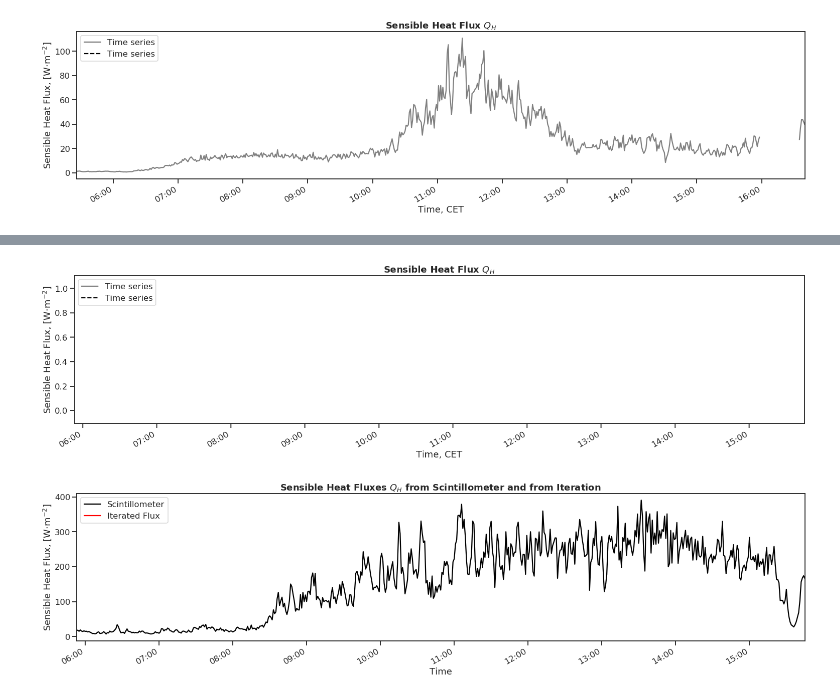
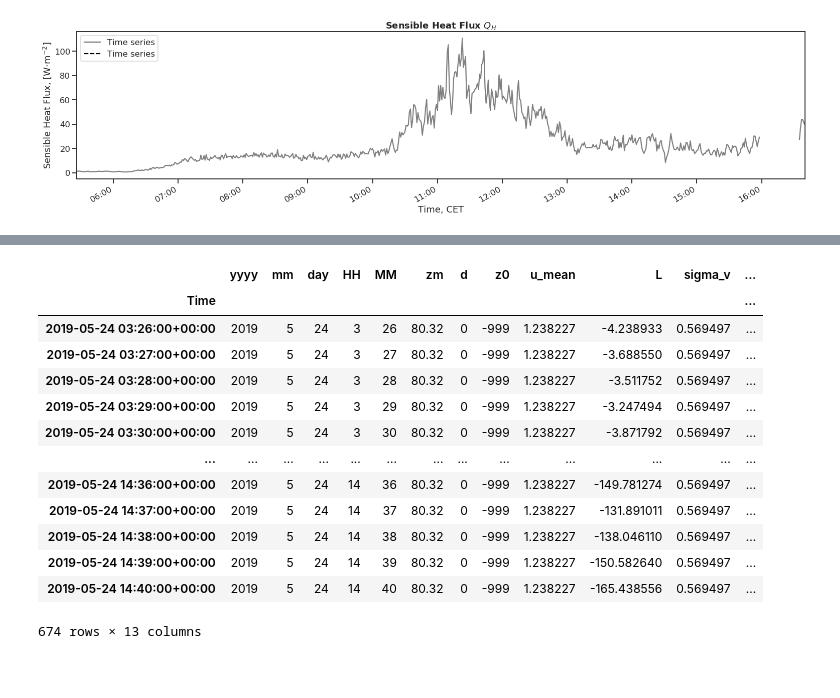
Before and after one commit to gampnico/ss19-feldkurs, a Jupyter notebook: Pycode/preliminary_plots.ipynb, the cells around one changed output, grey strips where cells are left out. Drawn from its saved outputs; the diff is of its cells as text; code cells hidden in the pictures; blank space fills up the shorter version.

```diff
--- a/Pycode/preliminary_plots.ipynb
+++ b/Pycode/preliminary_plots.ipynb
@@ -117,21 +123,2 @@ Iteration completed!
-# %%
-fig = pp.plot_generic(cdf_old_backup, "H_free")
-plt.show()
-# %% [output]
-[figure, removed]
-# %%
-fig = plt.figure(figsize=(26, 6))
-sdf_old["H_convection"].plot(color="black", label="Scintillometer")
-cdf_old["shf"].plot(color="red", label="Iterated Flux")
-
-plt.legend(loc="upper left")
-plt.title(
-    r"Sensible Heat Fluxes $Q_{H}$ from Scintillometer and from Iteration",
-    fontweight="bold")
-plt.xlabel("Time")
-plt.ylabel("Sensible Heat Flux, [W$\cdot$m$^{-2}$]")
-ax = plt.gca()
-ax.xaxis.set_major_formatter(
-    dates.DateFormatter('%H:%M'))  # hours and minutes
-# %% [output]
-[figure, removed]
+# %%
+cdf = cdf_backup.copy()
@@ -137,0 +127,36 @@ ax.xaxis.set_major_formatter(
+# %%
+cdf = cdf.tz_convert("UTC")
+# %%
+column_headers = ["yyyy", "MM", "day", "HH", "MM", "zm", "d", "z0", "u_mean", "L", "sigma_v", "u_star", "wind_dir"]
+ndf = cdf.copy().filter("wind_dir")
+
+ndf["yyyy"] = cdf.index.year
+ndf["mm"] = cdf.index.month
+ndf["day"] = cdf.index.day
+ndf["HH"] = cdf.index.hour
+ndf["MM"] = cdf.index.minute
+ndf["zm"] = 30 + 50.32
+ndf["d"] = 0
+ndf["z0"] = -999
+ndf["u_mean"] = cdf["windspeed"].mean()
+ndf["L"] = cdf["obukhov"].fillna(value=-999)
+ndf["sigma_v"] = (np.sqrt(((cdf["windspeed"]-ndf["u_mean"])**2)).mean())
+ndf["sigma_v"] = ndf["sigma_v"].fillna(value=-999)
+ndf["u_star"] = cdf["u_star"].fillna(value=-999)
+ndf["wind_dir"] = cdf["wind_dir"].fillna(value=-999)
+ndf
+# %% [output]
+|  | yyyy | mm | day | HH | MM | zm | d | z0 | u_mean | L | sigma_v | ... |
+| Time |  |  |  |  |  |  |  |  |  |  |  | ... |
+| 2019-05-24 03:26:00+00:00 | 2019 | 5 | 24 | 3 | 26 | 80.32 | 0 | -999 | 1.238227 | -4.238933 | 0.569497 | ... |
+| 2019-05-24 03:27:00+00:00 | 2019 | 5 | 24 | 3 | 27 | 80.32 | 0 | -999 | 1.238227 | -3.688550 | 0.569497 | ... |
+| 2019-05-24 03:28:00+00:00 | 2019 | 5 | 24 | 3 | 28 | 80.32 | 0 | -999 | 1.238227 | -3.511752 | 0.569497 | ... |
+| 2019-05-24 03:29:00+00:00 | 2019 | 5 | 24 | 3 | 29 | 80.32 | 0 | -999 | 1.238227 | -3.247494 | 0.569497 | ... |
+| 2019-05-24 03:30:00+00:00 | 2019 | 5 | 24 | 3 | 30 | 80.32 | 0 | -999 | 1.238227 | -3.871792 | 0.569497 | ... |
+| ... | ... | ... | ... | ... | ... | ... | ... | ... | ... | ... | ... | ... |
+| 2019-05-24 14:36:00+00:00 | 2019 | 5 | 24 | 14 | 36 | 80.32 | 0 | -999 | 1.238227 | -149.781274 | 0.569497 | ... |
+| 2019-05-24 14:37:00+00:00 | 2019 | 5 | 24 | 14 | 37 | 80.32 | 0 | -999 | 1.238227 | -131.891011 | 0.569497 | ... |
+| 2019-05-24 14:38:00+00:00 | 2019 | 5 | 24 | 14 | 38 | 80.32 | 0 | -999 | 1.238227 | -138.046110 | 0.569497 | ... |
+| 2019-05-24 14:39:00+00:00 | 2019 | 5 | 24 | 14 | 39 | 80.32 | 0 | -999 | 1.238227 | -150.582640 | 0.569497 | ... |
+| 2019-05-24 14:40:00+00:00 | 2019 | 5 | 24 | 14 | 40 | 80.32 | 0 | -999 | 1.238227 | -165.438556 | 0.569497 | ... |
+674 rows × 13 columns
```
Also changed, not shown: parts of 10 cells of this notebook, 2 other files.
